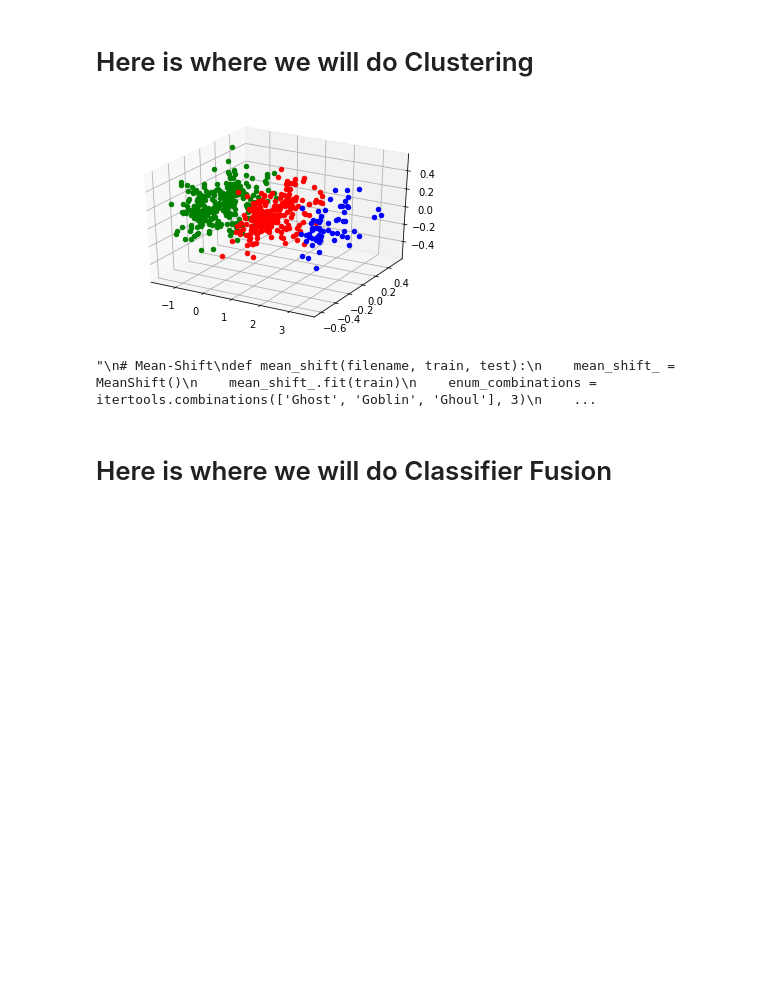
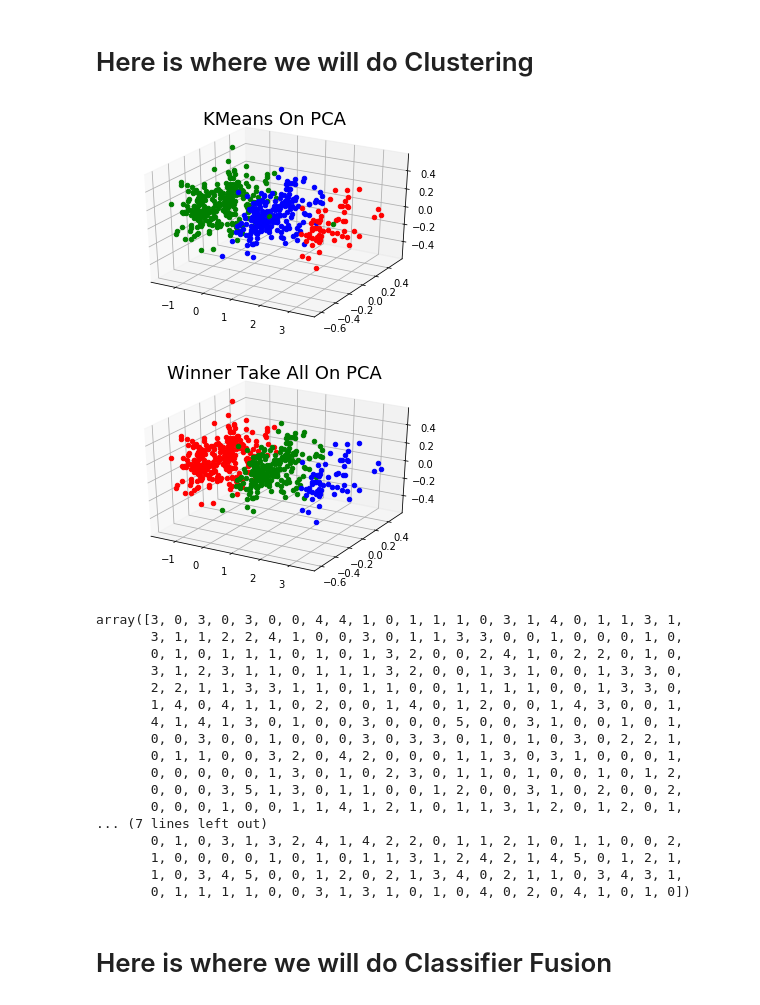
Before and after one commit to spatric5/Monster_Hunter, a Jupyter notebook: FinalProject.ipynb, the cells around one changed output. Cells and saved outputs as stored; diff of their text form; code cells hidden in the pictures; blank space fills up the shorter version.

```diff
--- a/FinalProject.ipynb
+++ b/FinalProject.ipynb
@@ -477,15 +484,18 @@ def kmeans(filename, train, test):
                 index = TestPoints.loc[i, ('id')]
                 enum = predictions[i]
                 writer.writerow({'id': index, 'type': label_enum[enum - 1]})
-    return predictions
+    return predictions, kmeans_.cluster_centers_
 
 ## PCA
-predictions = kmeans('pca', pcaTrain, pcaTest)
+predictions, centers = kmeans('pca', pcaTrain, pcaTest)
 fig1 = plt.figure()
 ax = fig1.add_subplot(111,projection='3d')
 rgb = ['r', 'g', 'b']
 for i in range(len(pcaTest)):
     ax.scatter(pcaTest[i][0], pcaTest[i][1], pcaTest[i][2], c=rgb[predictions[i]])
+for center in centers:
+    ax.scatter(center[0], center[1], center[2], c=rgb[predictions[i]], marker='o')
+plt.title('KMeans On PCA',fontsize = 18)
 plt.show()
 
 ## FLD
@@ -496,45 +506,84 @@ kmeans('fld', fldTrain, fldTest)
 kmeans('ur', TrainVals, TestVals)
 
 
-# Winner-Takes-All
+# Agglomerative Clustering
+def agg(filename, train, test):
+    label_enum = ['Ghost', 'Goblin', 'Ghoul']
+    TrainLabelEnum = [label_enum.index(i) for i in TrainLabels]
+    agg_ = AgglomerativeClustering(3)
+    agg_.fit(train)
+    with open('{}_agg.csv'.format(filename), 'w') as csvfile:
+        fieldnames = ['id', 'type']
+        writer = csv.DictWriter(csvfile, fieldnames=fieldnames)
+        writer.writeheader()
 
+        predictions = agg_.fit_predict(test)
+        for i in range(len(TestVals)):
+            index = TestPoints.loc[i, ('id')]
+            enum = predictions[i]
+            writer.writerow({'id': index, 'type': label_enum[enum - 1]})
+    return predictions
 
+## PCA
+predictions = agg('pca', pcaTrain, pcaTest)
+fig2 = plt.figure()
+ax = fig2.add_subplot(111,projection='3d')
+rgb = ['r', 'g', 'b']
+for i in range(len(pcaTest)):
+    ax.scatter(pcaTest[i][0], pcaTest[i][1], pcaTest[i][2], c=rgb[predictions[i]])
 
-
-# Kohonen Maps (SOM)
-
+plt.title('Winner Take All On PCA',fontsize = 18)
+plt.show()
 
 # Mean-Shift
 def mean_shift(filename, train, test):
     mean_shift_ = MeanShift()
     mean_shift_.fit(train)
     enum_combinations = itertools.combinations(['Ghost', 'Goblin', 'Ghoul'], 3)
     for index, label_enum in enumerate(enum_combinations):
         TrainLabelEnum = [label_enum.index(i) for i in TrainLabels]
         with open('{}_mean_shift_{}.csv'.format(filename, index), 'w') as csvfile:
             fieldnames = ['id', 'type']
             writer = csv.DictWriter(csvfile, fieldnames=fieldnames)
             writer.writeheader()
 
             predictions = mean_shift_.predict(test)
             for i in range(len(TestVals)):
                 index = TestPoints.loc[i, ('id')]
                 enum = predictions[i]
-                print(enum)
                 writer.writerow({'id': index, 'type': enum})
+    return predictions
 
 ## PCA
-mean_shift('pca', pcaTrain, pcaTest)
+predictions = mean_shift('pca', pcaTrain, pcaTest)
+
 
 ## FLD
 mean_shift('fld', fldTrain, fldTest)
 
 
 ## Unreduced
 mean_shift('ur', TrainVals, TestVals)
 # %% [output]
-[figure, old version]
+[figure, new version]
+[figure, added]
-"\n# Mean-Shift\ndef mean_shift(filename, train, test):\n    mean_shift_ = MeanShift()\n    mean_shift_.fit(train)\n    enum_combinations = itertools.combinations(['Ghost', 'Goblin', 'Ghoul'], 3)\n    ...
+array([3, 0, 3, 0, 3, 0, 0, 4, 4, 1, 0, 1, 1, 1, 0, 3, 1, 4, 0, 1, 1, 3, 1,
+       3, 1, 1, 2, 2, 4, 1, 0, 0, 3, 0, 1, 1, 3, 3, 0, 0, 1, 0, 0, 0, 1, 0,
+       0, 1, 0, 1, 1, 1, 0, 1, 0, 1, 3, 2, 0, 0, 2, 4, 1, 0, 2, 2, 0, 1, 0,
+       3, 1, 2, 3, 1, 1, 0, 1, 1, 1, 3, 2, 0, 0, 1, 3, 1, 0, 0, 1, 3, 3, 0,
+       2, 2, 1, 1, 3, 3, 1, 1, 0, 1, 1, 0, 0, 1, 1, 1, 1, 0, 0, 1, 3, 3, 0,
+       1, 4, 0, 4, 1, 1, 0, 2, 0, 0, 1, 4, 0, 1, 2, 0, 0, 1, 4, 3, 0, 0, 1,
+       4, 1, 4, 1, 3, 0, 1, 0, 0, 3, 0, 0, 0, 5, 0, 0, 3, 1, 0, 0, 1, 0, 1,
+       0, 0, 3, 0, 0, 1, 0, 0, 0, 3, 0, 3, 3, 0, 1, 0, 1, 0, 3, 0, 2, 2, 1,
+       0, 1, 1, 0, 0, 3, 2, 0, 4, 2, 0, 0, 0, 1, 1, 3, 0, 3, 1, 0, 0, 0, 1,
+       0, 0, 0, 0, 0, 1, 3, 0, 1, 0, 2, 3, 0, 1, 1, 0, 1, 0, 0, 1, 0, 1, 2,
+       0, 0, 0, 3, 5, 1, 3, 0, 1, 1, 0, 0, 1, 2, 0, 0, 3, 1, 0, 2, 0, 0, 2,
+       0, 0, 0, 1, 0, 0, 1, 1, 4, 1, 2, 1, 0, 1, 1, 3, 1, 2, 0, 1, 2, 0, 1,
+... (7 lines left out)
+       0, 1, 0, 3, 1, 3, 2, 4, 1, 4, 2, 2, 0, 1, 1, 2, 1, 0, 1, 1, 0, 0, 2,
+       1, 0, 0, 0, 0, 1, 0, 1, 0, 1, 1, 3, 1, 2, 4, 2, 1, 4, 5, 0, 1, 2, 1,
+       1, 0, 3, 4, 5, 0, 0, 1, 2, 0, 2, 1, 3, 4, 0, 2, 1, 1, 0, 3, 4, 3, 1,
+       0, 1, 1, 1, 1, 0, 0, 3, 1, 3, 1, 0, 1, 0, 4, 0, 2, 0, 4, 1, 0, 1, 0])
 # %% [markdown]
 # Here is where we will do Classifier Fusion
 # %%
```
Also changed, not shown: parts of 5 cells of this notebook.
